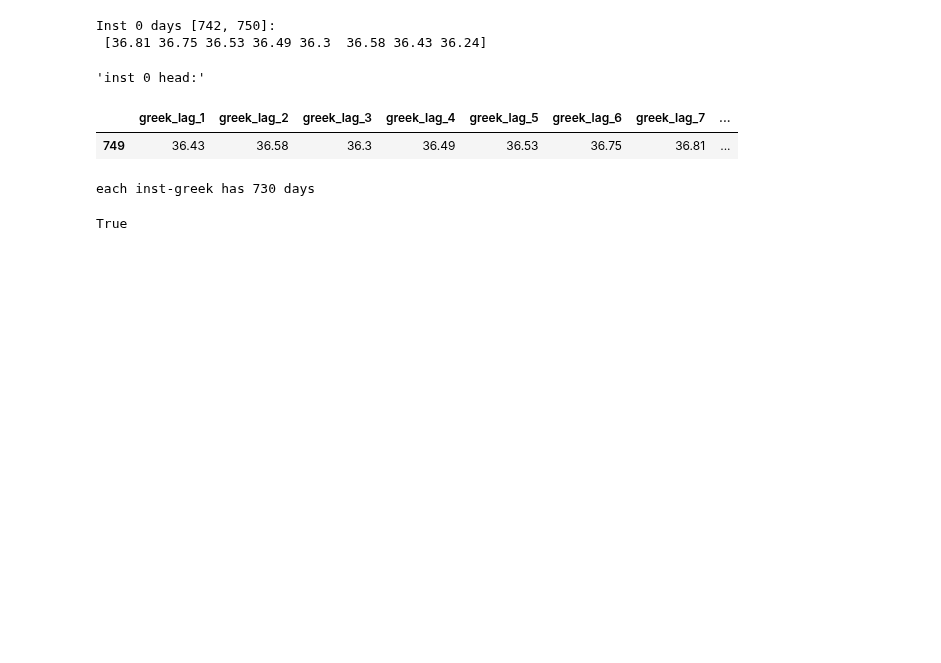
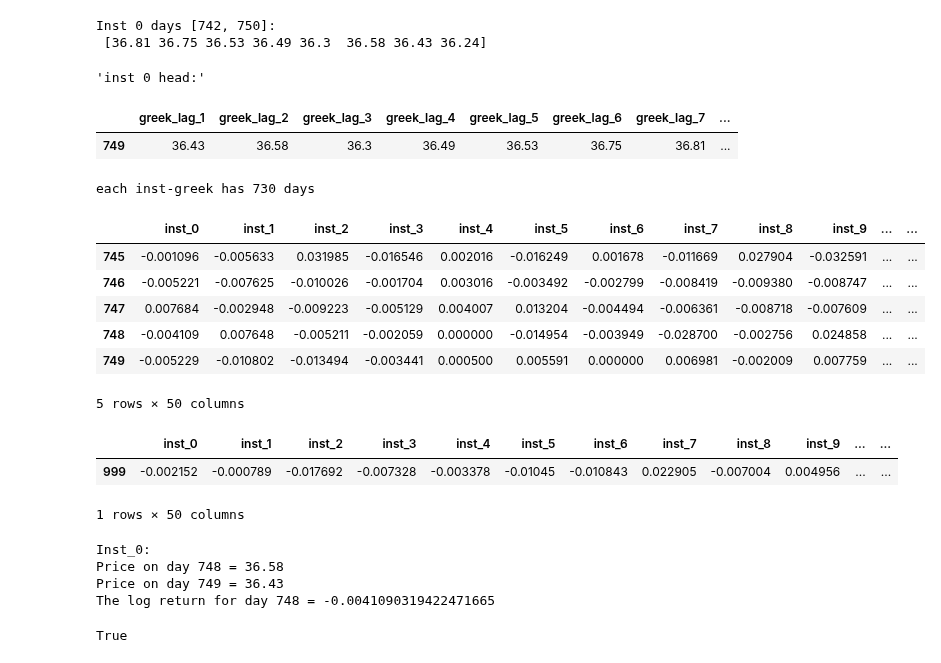
Before and after one commit to JensenJones/Algothon-2025, a Jupyter notebook: strategies/ms_forecasting/Forecaster simple notebook.ipynb, the cells around one changed output. Drawn from its saved outputs; the diff is of its cells as text; code cells hidden in the pictures; blank space fills up the shorter version.

```diff
--- a/strategies/ms_forecasting/Forecaster simple notebook.ipynb
+++ b/strategies/ms_forecasting/Forecaster simple notebook.ipynb
@@ -57,15 +57,40 @@ Inst 0 days [742, 750]:
 | 749 | 36.43 | 36.58 | 36.3 | 36.49 | 36.53 | 36.75 | 36.81 | ... |
 each inst-greek has 730 days
 # %%
-logReturnsPricesWindow = prices1000Days[:, preTrainingDays:]
+logReturnsPricesWindow = prices1000Days[:, preTrainingDays - 1:]
 logReturnsNp = np.log(logReturnsPricesWindow[:, 1:] / logReturnsPricesWindow[:, :-1])
 
-logReturnsIndex = pd.RangeIndex(preTrainingDays, 999)
+logReturnsIndex = pd.RangeIndex(preTrainingDays, 1000)
 logReturnsSeries = pd.DataFrame(logReturnsNp.T,
                           index = logReturnsIndex,
                           columns = [f"inst_{i}" for i in range(logReturnsNp.shape[0])])
 
 logReturnsTrainingSeries = logReturnsSeries.iloc[:trainingDataWindowSize]
+display(logReturnsTrainingSeries.tail())
+display(logReturnsSeries.tail(1))
+
+print("Inst_0:")
+priceA = prices1000Days[0, 747]
+priceB = prices1000Days[0, 748]
+logReturnAToB = np.log(priceB / priceA)
+print(f"Price on day 748 = {priceA}")
+print(f"Price on day 749 = {priceB}")
+print(f"The log return for day 748 = {logReturnAToB}")
+# %% [output]
+|  | inst_0 | inst_1 | inst_2 | inst_3 | inst_4 | inst_5 | inst_6 | inst_7 | inst_8 | inst_9 | ... | ... |
+| 745 | -0.001096 | -0.005633 | 0.031985 | -0.016546 | 0.002016 | -0.016249 | 0.001678 | -0.011669 | 0.027904 | -0.032591 | ... | ... |
+| 746 | -0.005221 | -0.007625 | -0.010026 | -0.001704 | 0.003016 | -0.003492 | -0.002799 | -0.008419 | -0.009380 | -0.008747 | ... | ... |
+| 747 | 0.007684 | -0.002948 | -0.009223 | -0.005129 | 0.004007 | 0.013204 | -0.004494 | -0.006361 | -0.008718 | -0.007609 | ... | ... |
+| 748 | -0.004109 | 0.007648 | -0.005211 | -0.002059 | 0.000000 | -0.014954 | -0.003949 | -0.028700 | -0.002756 | 0.024858 | ... | ... |
+| 749 | -0.005229 | -0.010802 | -0.013494 | -0.003441 | 0.000500 | 0.005591 | 0.000000 | 0.006981 | -0.002009 | 0.007759 | ... | ... |
+5 rows × 50 columns
+|  | inst_0 | inst_1 | inst_2 | inst_3 | inst_4 | inst_5 | inst_6 | inst_7 | inst_8 | inst_9 | ... | ... |
+| 999 | -0.002152 | -0.000789 | -0.017692 | -0.007328 | -0.003378 | -0.01045 | -0.010843 | 0.022905 | -0.007004 | 0.004956 | ... | ... |
+1 rows × 50 columns
+Inst_0:
+Price on day 748 = 36.58
+Price on day 749 = 36.43
+The log return for day 748 = -0.0041090319422471665
 # %%
 logReturnsForecaster = ForecasterRecursiveMultiSeries(
     regressor           = HistGradientBoostingRegressor(random_state=8523,
```
Also changed, not shown: parts of 2 cells of this notebook, 3 other files.
